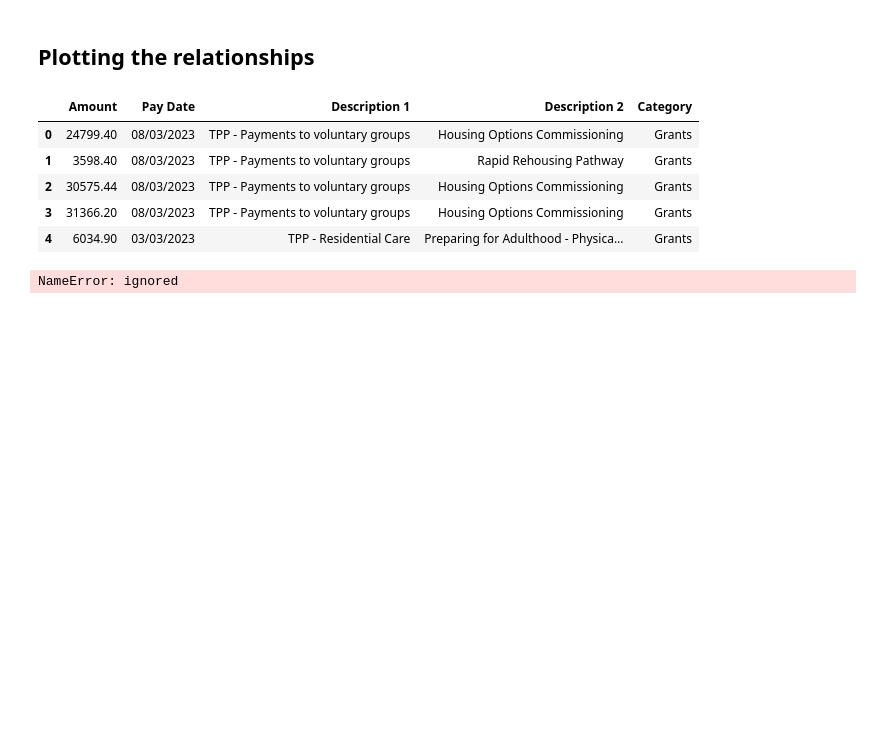
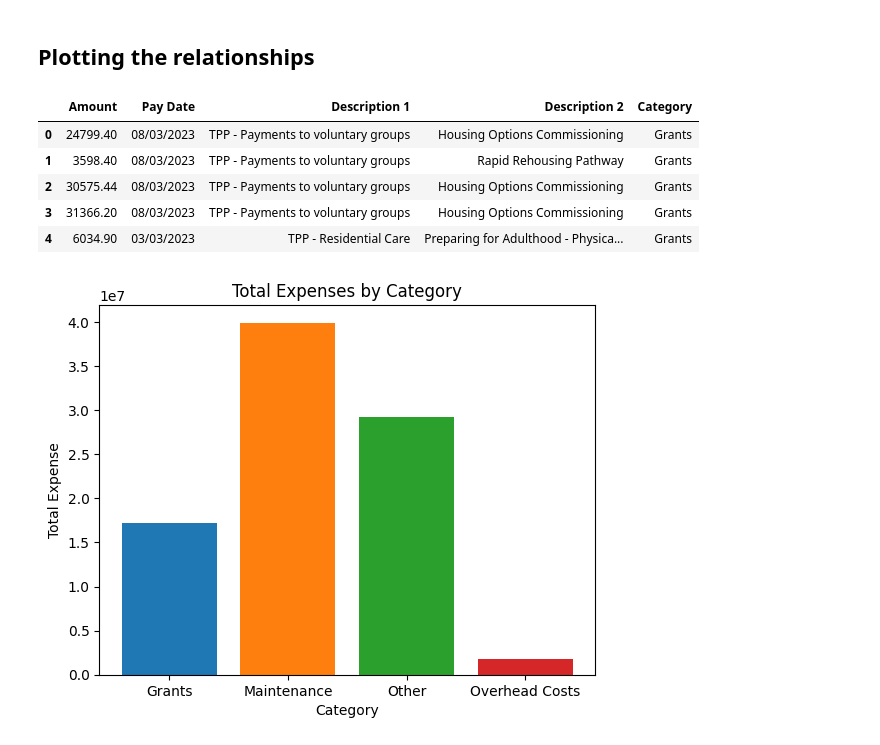
Before and after one commit to Charlotte-Natasha/Sustainable-Spending-for-Effective-Solutions, a Jupyter notebook: spending.ipynb, the cells around one changed output. Drawn from its saved outputs; the diff is of its cells as text; code cells hidden in the pictures; blank space fills up the shorter version.

```diff
--- a/spending.ipynb
+++ b/spending.ipynb
@@ -107,21 +105,21 @@ spend.head()
 | 3 | 31366.20 | 08/03/2023 | TPP - Payments to voluntary groups | Housing Options Commissioning | Grants |
 | 4 | 6034.90 | 03/03/2023 | TPP - Residential Care | Preparing for Adulthood - Physica... | Grants |
 # %%
-# Defining a list of colors for each category
-colors = ["#FFC107", "#03A9F4", "#4CAF50", "#E91E63"]
+# Define colors for each category
+colors = ["#1f77b4", "#ff7f0e", "#2ca02c", "#d62728"]
 
 # Grouping the expenses by category and summing them up
 category_spend = spend.groupby("Category")["Amount"].sum()
 
 # Creating a bar graph using matplotlib
-plt.bar(category_spend.index, category_spend.values, colors=colors)
+plt.bar(category_spend.index, category_spend.values, color=colors)
 
 # Adding labels to the graph
 plt.title("Total Expenses by Category")
 plt.xlabel("Category")
 plt.ylabel("Total Expense")
 
 # Displaying the graph
 plt.show()
 # %% [output]
-NameError: ignored
+[figure, added]
```
Also changed, not shown: parts of 3 cells of this notebook.
